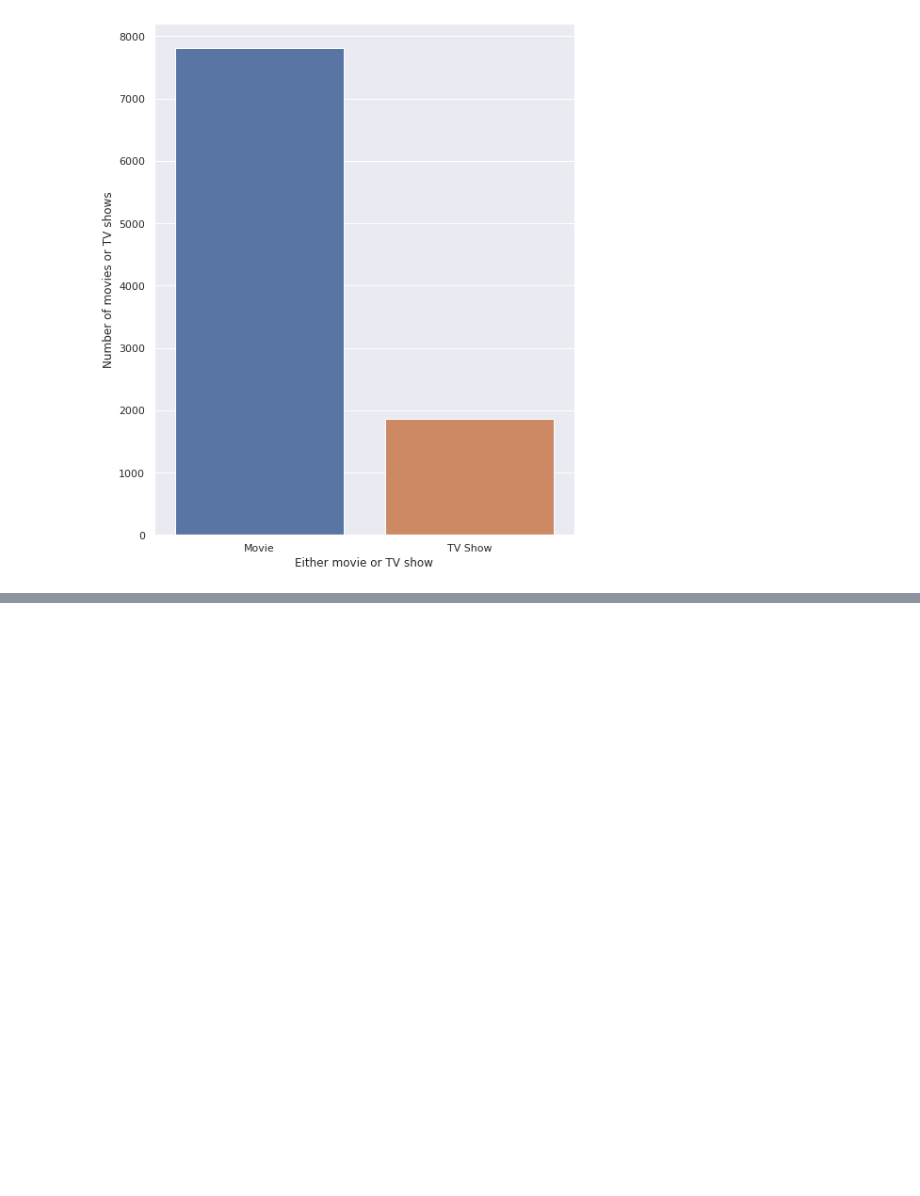
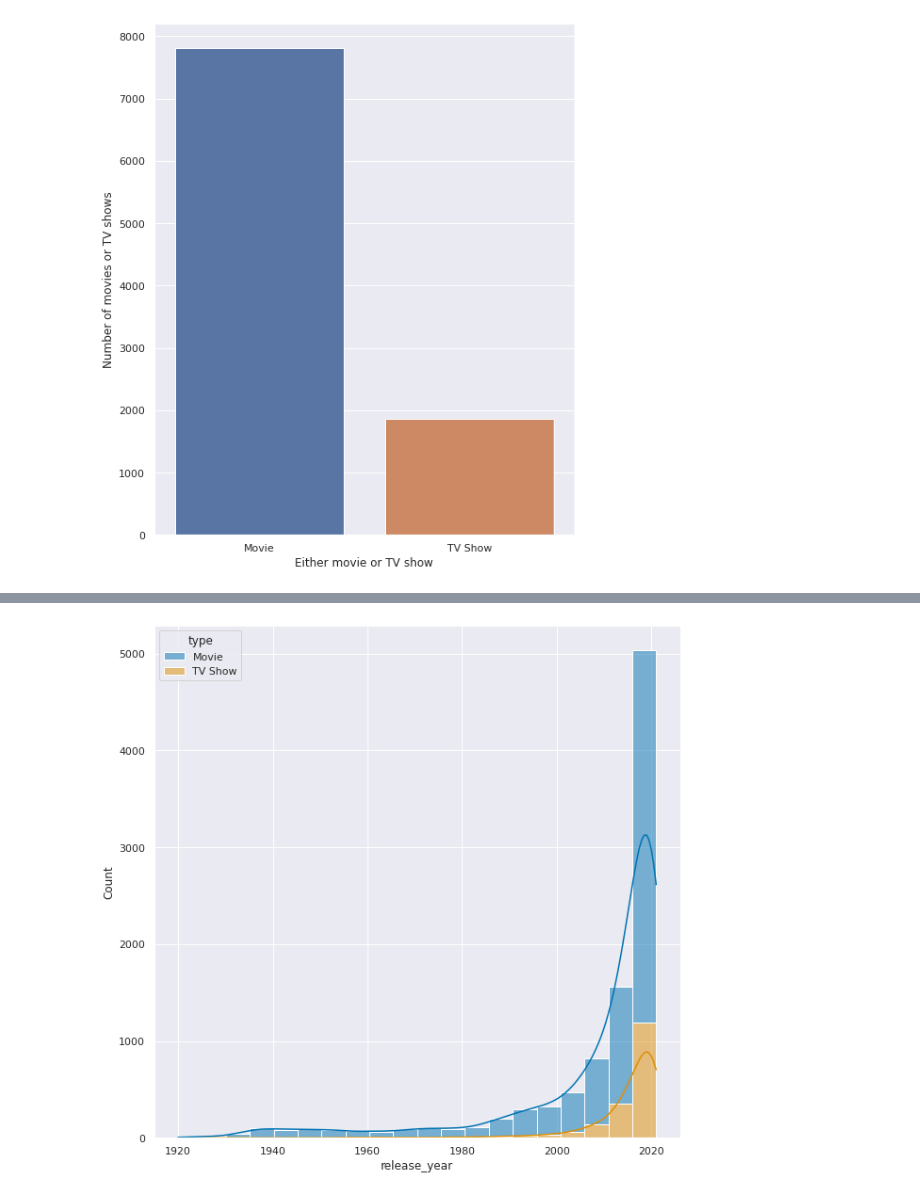
Before and after one commit to Ujwal-B/data_science_practice, a Jupyter notebook: amazonprimedataset-eda.ipynb, the cells around one changed output, grey strips where cells are left out. Saved outputs shown, nothing was run; the diff lists cells and outputs as text; code cells hidden in the pictures; blank space fills up the shorter version.

```diff
--- a/amazonprimedataset-eda.ipynb
+++ b/amazonprimedataset-eda.ipynb
@@ -89,0 +208,8 @@ ax = sns.barplot(x = mdf['Movie period'], y = mdf['Number of Movies'])
+# %%
+m2df = df['release_year'].reset_index()
+sns.set(rc = {'figure.figsize':(10,10)})
+custom_palette = sns.color_palette("colorblind")
+sns.set_palette(custom_palette)
+ax = sns.histplot(data=m2df, x='release_year', kde=True, bins=20, hue=df['type'], multiple='stack')
+# %% [output]
+[figure, added]
```
Also changed, not shown: parts of 12 cells of this notebook.
